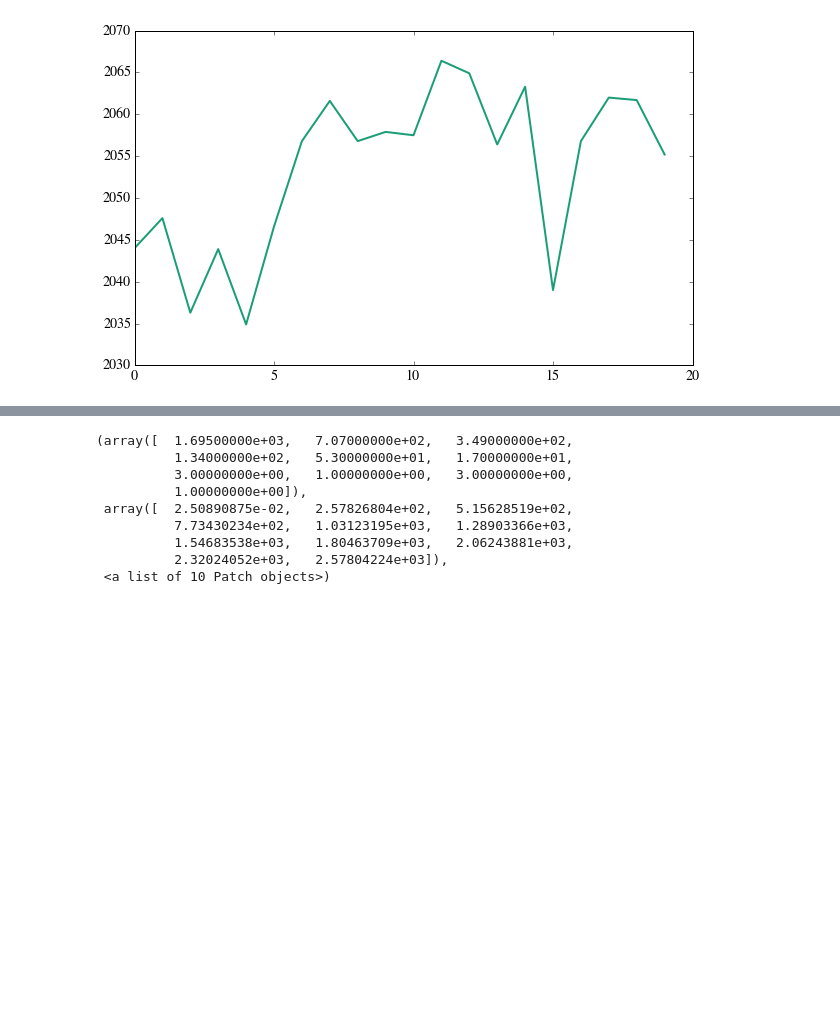
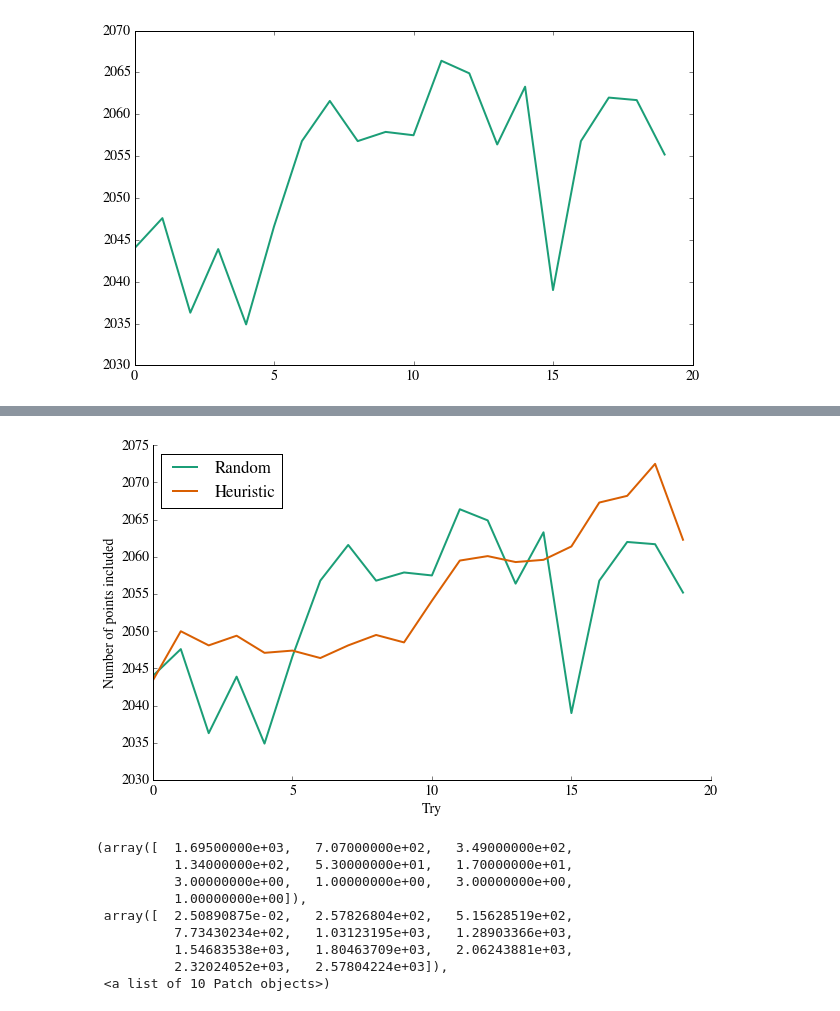
Before and after one commit to jming/thesis, a Jupyter notebook: explore-ipynb/Convex Hull Random.ipynb, the cells around one changed output, grey strips where cells are left out. Drawn from its saved outputs; the diff is of its cells as text; code cells hidden in the pictures; blank space fills up the shorter version.

```diff
--- a/explore-ipynb/Convex Hull Random.ipynb
+++ b/explore-ipynb/Convex Hull Random.ipynb
@@ -301,3 +323,12 @@ plt.plot(set_evals23)
+# %%
+plt.plot(set_evals22, label="Random")
+plt.plot(set_evals23, label="Heuristic")
+plt.xlabel("Try")
+plt.ylabel("Number of points included")
+plt.legend(loc=2)
+remove_border()
+# %% [output]
+[figure, added]
 # %%
 v = np.loadtxt('../pipeline/result_out.20.var')
 # %%
```
Also changed, not shown: parts of 7 cells of this notebook, 26 other files.
